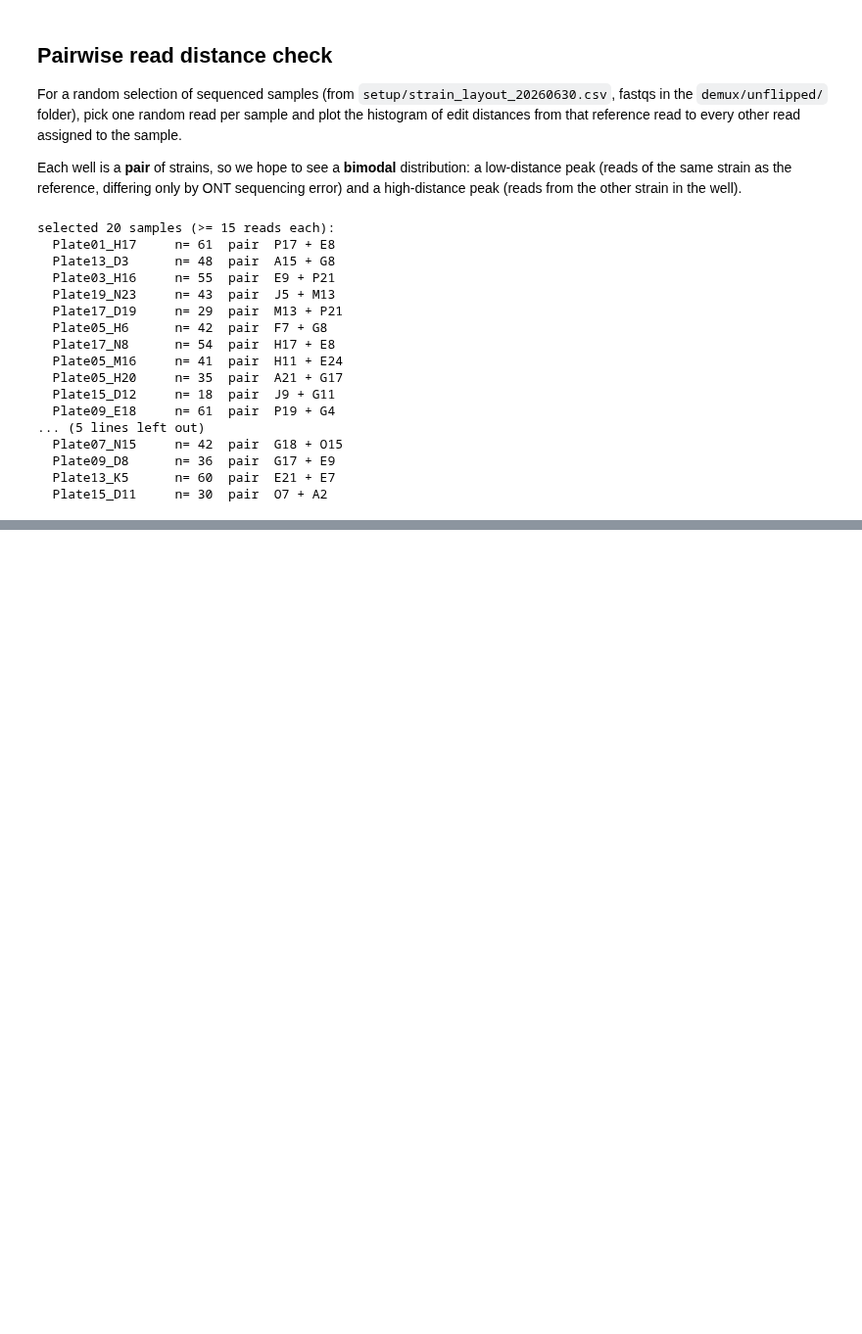
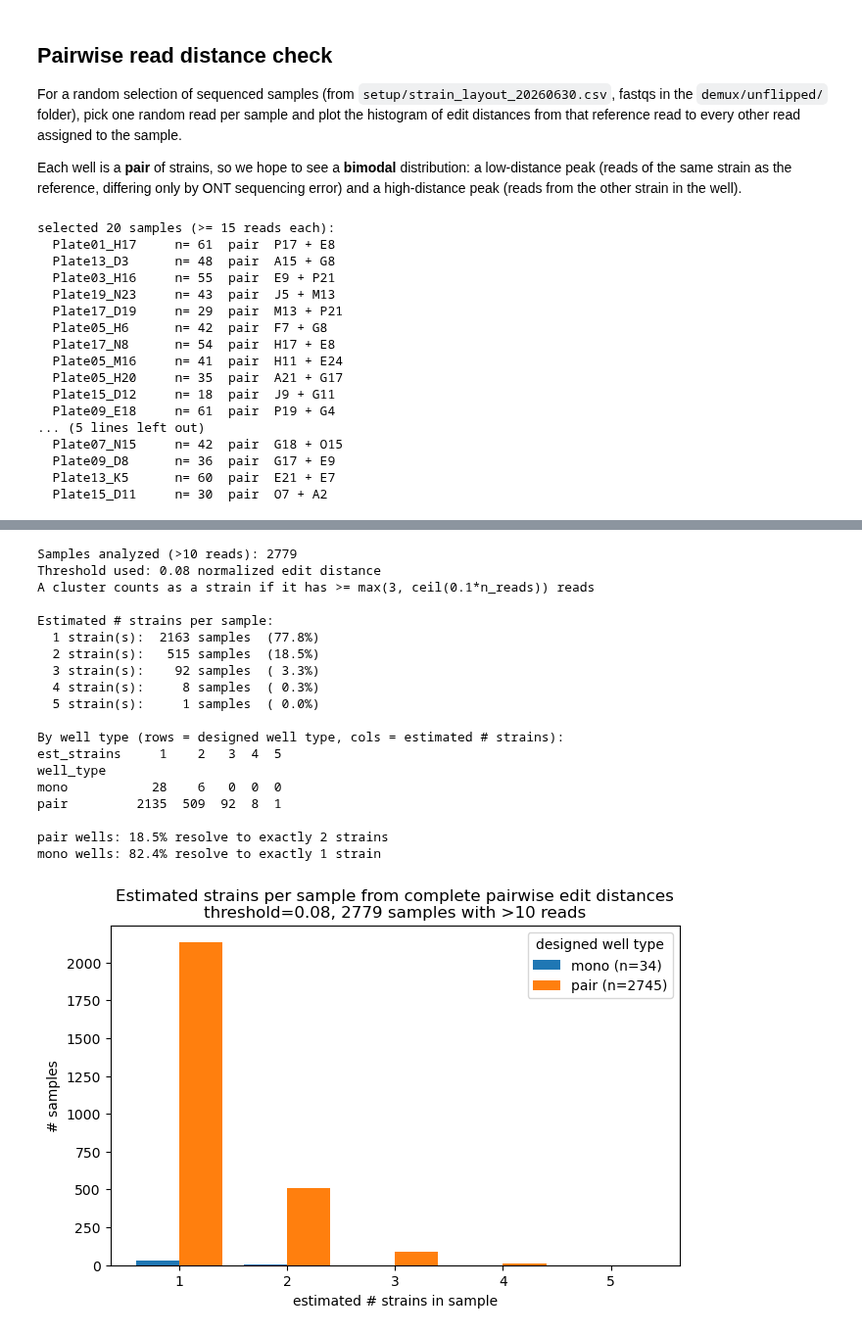
Before and after one commit to RatzkeLab/pairwise-interactions, a Jupyter notebook: 20260630/analysis/check_reads2.ipynb, the cells around one changed output, grey strips where cells are left out. Shown at 98% size. Saved outputs shown, nothing was run; the diff lists cells and outputs as text; code cells hidden in the pictures; blank space fills up the shorter version.

```diff
--- a/20260630/analysis/check_reads2.ipynb
+++ b/20260630/analysis/check_reads2.ipynb
@@ -149,0 +346,57 @@ plt.show()
+# %%
+# ---- report: how many strains per sample -----------------------------------
+print(f"Samples analyzed (>10 reads): {len(results)}")
+print(f"Threshold used: {DIST_THRESHOLD} normalized edit distance")
+print(f"A cluster counts as a strain if it has >= max({MIN_STRAIN_READS}, "
+      f"ceil({MIN_STRAIN_FRAC}*n_reads)) reads\n")
+
+print("Estimated # strains per sample:")
+overall = results["est_strains"].value_counts().sort_index()
+for k, v in overall.items():
+    print(f"  {k} strain(s): {v:5d} samples  ({100 * v / len(results):4.1f}%)")
+
+print("\nBy well type (rows = designed well type, cols = estimated # strains):")
+print(pd.crosstab(results["well_type"], results["est_strains"]))
+
+pair = results[results.well_type == "pair"]
+if len(pair):
+    print(f"\npair wells: {(pair.est_strains == 2).mean() * 100:.1f}% resolve to exactly 2 strains")
+mono = results[results.well_type == "mono"]
+if len(mono):
+    print(f"mono wells: {(mono.est_strains == 1).mean() * 100:.1f}% resolve to exactly 1 strain")
+
+fig, ax = plt.subplots(figsize=(7.5, 4.5))
+xs = sorted(results.est_strains.unique())
+for wt, sub in results.groupby("well_type"):
+    vc = sub["est_strains"].value_counts()
+    offset = 0.2 if wt == "pair" else -0.2
+    ax.bar([x + offset for x in xs], [vc.get(x, 0) for x in xs],
+           width=0.4, label=f"{wt} (n={len(sub)})")
+ax.set_xlabel("estimated # strains in sample")
+ax.set_ylabel("# samples")
+ax.set_xticks(xs)
+ax.set_title(f"Estimated strains per sample from complete pairwise edit distances\n"
+             f"threshold={DIST_THRESHOLD}, {len(results)} samples with >10 reads")
+ax.legend(title="designed well type")
+plt.show()
+# %% [output]
+Samples analyzed (>10 reads): 2779
+Threshold used: 0.08 normalized edit distance
+A cluster counts as a strain if it has >= max(3, ceil(0.1*n_reads)) reads
+
+Estimated # strains per sample:
+  1 strain(s):  2163 samples  (77.8%)
+  2 strain(s):   515 samples  (18.5%)
+  3 strain(s):    92 samples  ( 3.3%)
+  4 strain(s):     8 samples  ( 0.3%)
+  5 strain(s):     1 samples  ( 0.0%)
+
+By well type (rows = designed well type, cols = estimated # strains):
+est_strains     1    2   3  4  5
+well_type
+mono           28    6   0  0  0
+pair         2135  509  92  8  1
+
+pair wells: 18.5% resolve to exactly 2 strains
+mono wells: 82.4% resolve to exactly 1 strain
+[figure, added]
```
Also changed, not shown: parts of 8 cells of this notebook.
